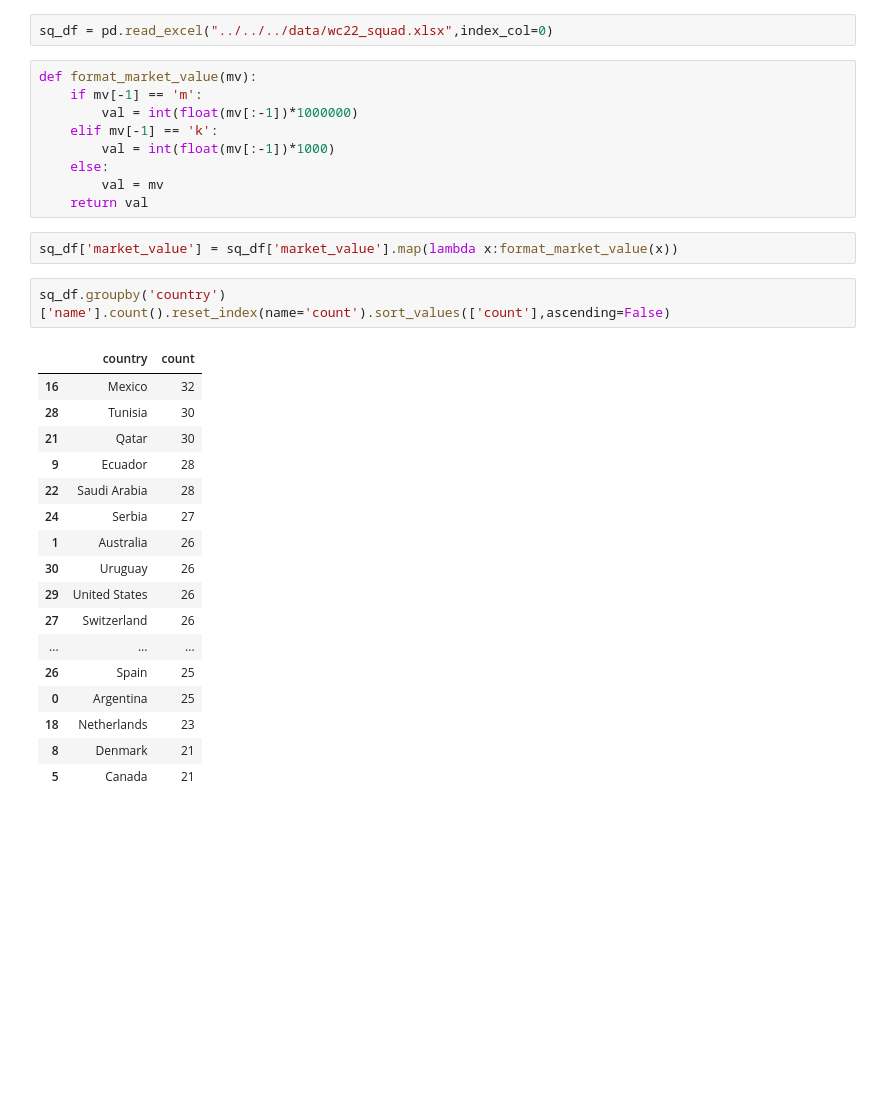
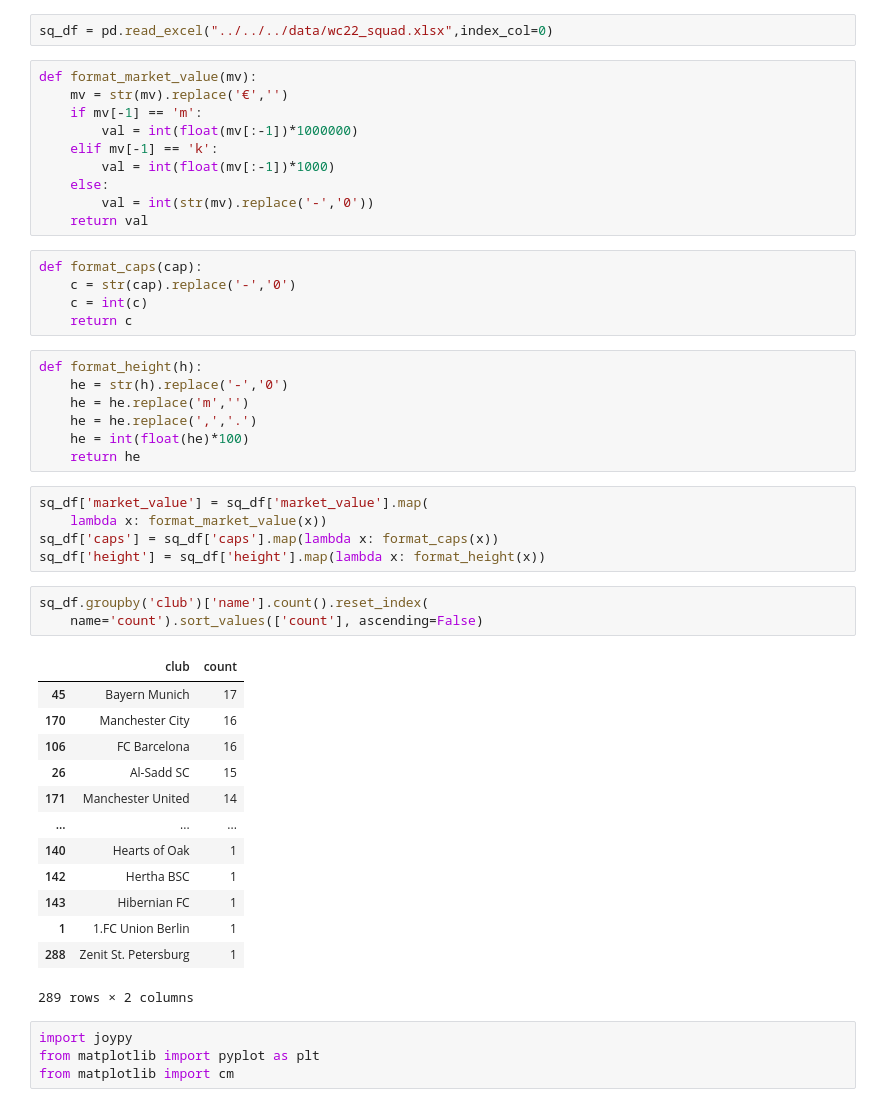
Before and after one commit to argonurcahyo/football-viz, a Jupyter notebook: src/scraper/football/transfermarkt_wc22.ipynb, the cells around one changed output. Cells and saved outputs as stored; diff of their text form; blank space fills up the shorter version.

```diff
--- a/src/scraper/football/transfermarkt_wc22.ipynb
+++ b/src/scraper/football/transfermarkt_wc22.ipynb
@@ -106,32 +135,49 @@ sq_df.to_excel("../../../data/wc22_squad.xlsx")
 sq_df = pd.read_excel("../../../data/wc22_squad.xlsx",index_col=0)
 # %%
 def format_market_value(mv):
+    mv = str(mv).replace('€','')
     if mv[-1] == 'm':
         val = int(float(mv[:-1])*1000000)
     elif mv[-1] == 'k':
         val = int(float(mv[:-1])*1000)
     else:
-        val = mv
+        val = int(str(mv).replace('-','0'))
     return val
+# %%
+def format_caps(cap):
+    c = str(cap).replace('-','0')
+    c = int(c)
+    return c
+# %%
+def format_height(h):
+    he = str(h).replace('-','0')
+    he = he.replace('m','')
+    he = he.replace(',','.')
+    he = int(float(he)*100)
+    return he
 # %%
-sq_df['market_value'] = sq_df['market_value'].map(lambda x:format_market_value(x))
+sq_df['market_value'] = sq_df['market_value'].map(
+    lambda x: format_market_value(x))
+sq_df['caps'] = sq_df['caps'].map(lambda x: format_caps(x))
+sq_df['height'] = sq_df['height'].map(lambda x: format_height(x))
 # %%
-sq_df.groupby('country')['name'].count().reset_index(name='count').sort_values(['count'],ascending=False)
+sq_df.groupby('club')['name'].count().reset_index(
+    name='count').sort_values(['count'], ascending=False)
 # %% [output]
-|  | country | count |
-| 16 | Mexico | 32 |
-| 28 | Tunisia | 30 |
-| 21 | Qatar | 30 |
-| 9 | Ecuador | 28 |
-| 22 | Saudi Arabia | 28 |
-| 24 | Serbia | 27 |
-| 1 | Australia | 26 |
-| 30 | Uruguay | 26 |
-| 29 | United States | 26 |
-| 27 | Switzerland | 26 |
+|  | club | count |
+| 45 | Bayern Munich | 17 |
+| 170 | Manchester City | 16 |
+| 106 | FC Barcelona | 16 |
+| 26 | Al-Sadd SC | 15 |
+| 171 | Manchester United | 14 |
 | ... | ... | ... |
-| 26 | Spain | 25 |
-| 0 | Argentina | 25 |
-| 18 | Netherlands | 23 |
-| 8 | Denmark | 21 |
-| 5 | Canada | 21 |
+| 140 | Hearts of Oak | 1 |
+| 142 | Hertha BSC | 1 |
+| 143 | Hibernian FC | 1 |
+| 1 | 1.FC Union Berlin | 1 |
+| 288 | Zenit St. Petersburg | 1 |
+289 rows × 2 columns
+# %%
+import joypy
+from matplotlib import pyplot as plt
+from matplotlib import cm
```
Also changed, not shown: parts of 6 cells of this notebook, 1 other file.
